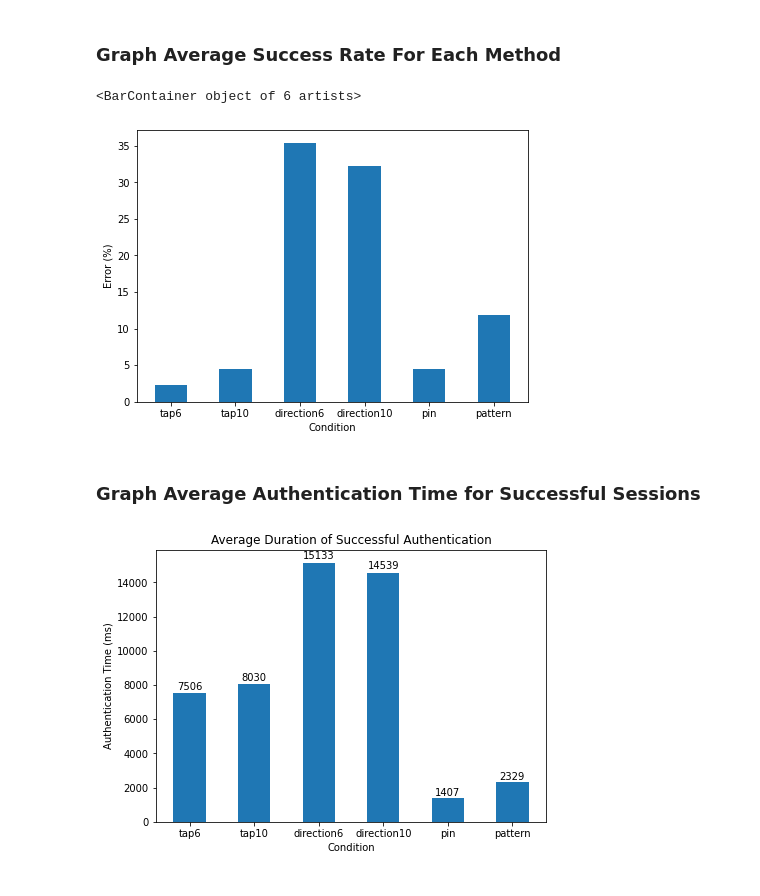
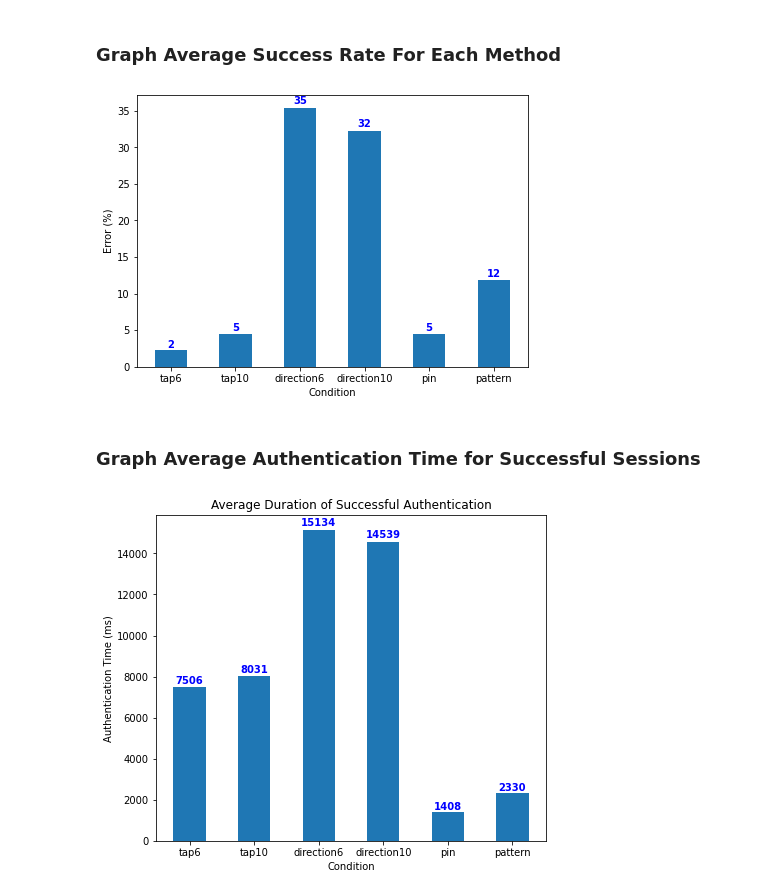
Before and after one commit to MarcElrick/CombinationLock, a Jupyter notebook: analysis.ipynb, the cells around one changed output. Drawn from its saved outputs; the diff is of its cells as text; code cells hidden in the pictures.

```diff
--- a/analysis.ipynb
+++ b/analysis.ipynb
@@ -81,34 +83,39 @@ ax.set_xlabel('Condition')
 
 x = list(successRates.keys())
 y = list(successRates.values())
-ax.bar(x, y, 0.5)
+
+
+rects = ax.bar(x, y, 0.5)
+
+for rect in rects:
+    height = rect.get_height()
+    ax.text(rect.get_x() + rect.get_width()/2., 1.01*height, '%d' % round(height),  ha='center', va='bottom' , color='blue', fontweight='bold')
 # %% [output]
-<BarContainer object of 6 artists>
-[figure, old version]
+[figure, new version]
 # %% [markdown]
 ### Graph Average Authentication Time for Successful Sessions
 # %%
 def computeAverageSuccessTime(lst):
     successfulAuths = list(filter(lambda x: x['endState']=='SUCCESS', lst))
     total = 0
     for val in lst:
         total+= val['elapsedTimeInMilliseconds']
     return total/len(successfulAuths)
 
 for method in methodsDict:
     successRates[method] = computeAverageSuccessTime(methodsDict[method])
 
-fig, ax = plt.subplots(figsize=(7,5))
+fig, ax = plt.subplots(figsize=(7,6))
 ax.set_ylabel('Authentication Time (ms)')
 ax.set_xlabel('Condition')
 ax.set_title('Average Duration of Successful Authentication')
 
 x = list(successRates.keys())
 y = list(successRates.values())
 rects = ax.bar(x, y, 0.5)
 
 for rect in rects:
     height = rect.get_height()
-    ax.text(rect.get_x() + rect.get_width()/2., 1.01*height, '%d' % int(height), ha='center', va='bottom')
+    ax.text(rect.get_x() + rect.get_width()/2., 1.01*height, '%d' % round(height),  ha='center', va='bottom', color='blue', fontweight='bold')
 # %% [output]
-[figure, old version]
+[figure, new version]
```
Also changed, not shown: parts of 6 cells of this notebook.
